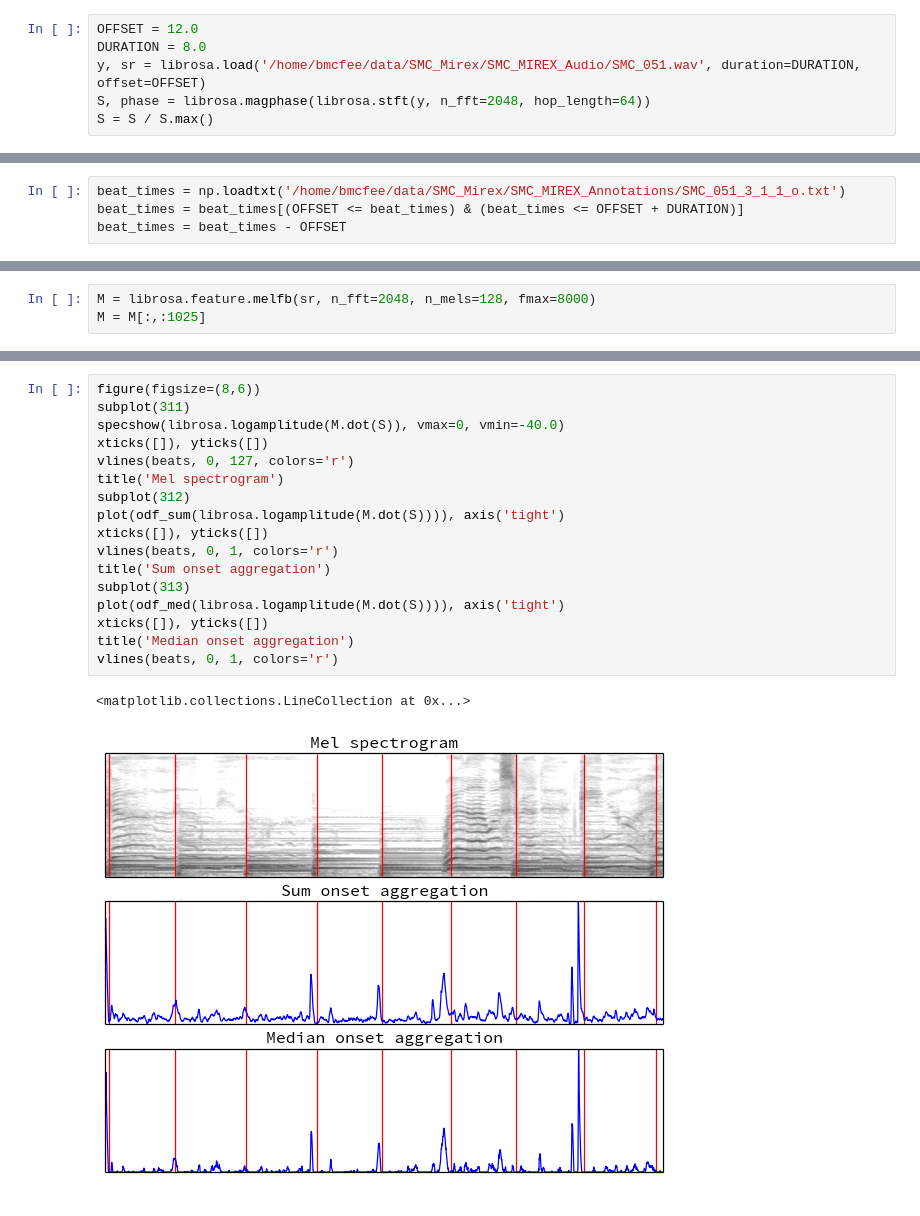
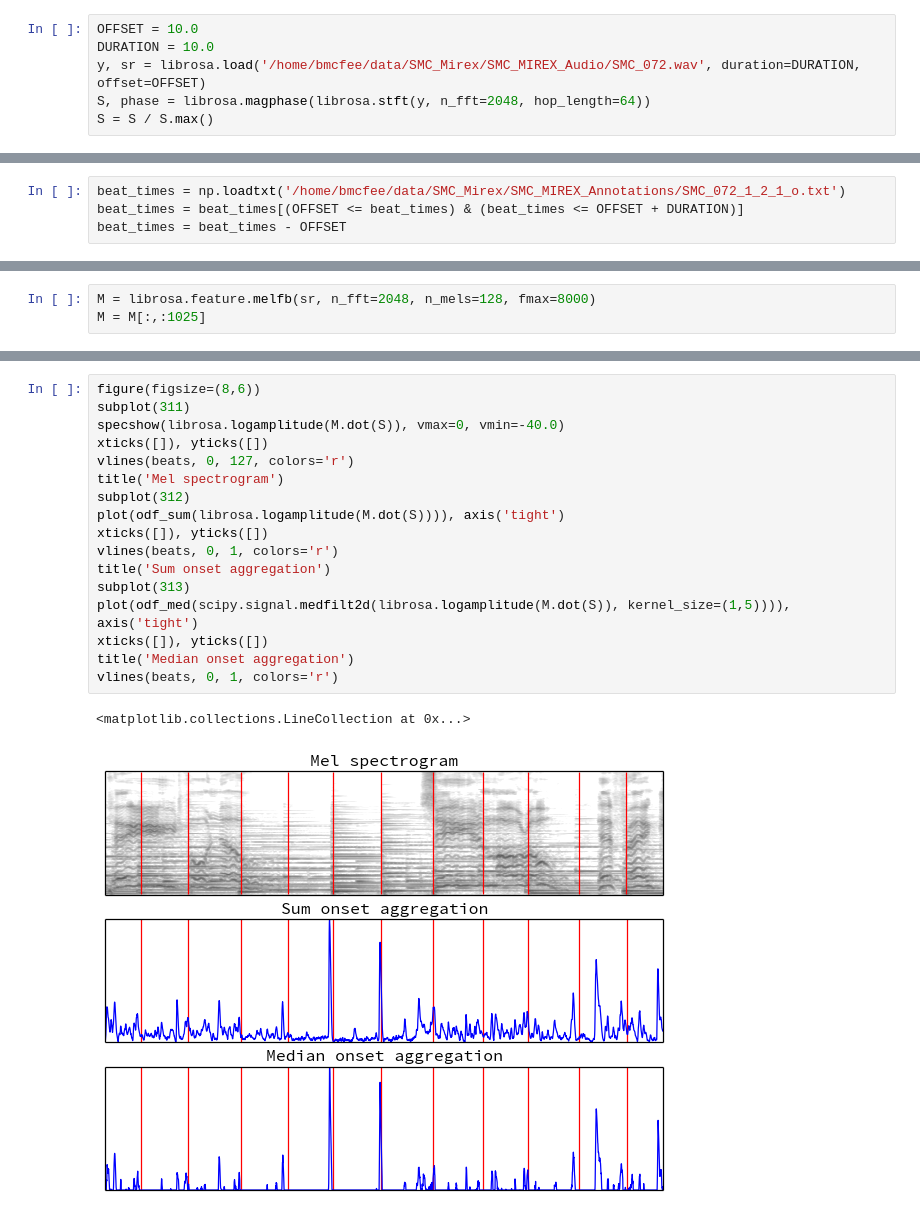
Before and after one commit to bmcfee/beat_onset, a Jupyter notebook: code/ICASSP2013 - Beat tracking.ipynb, the cells around one changed output, grey strips where cells are left out. Drawn from its saved outputs; the diff is of its cells as text.

```diff
--- a/code/ICASSP2013 - Beat tracking.ipynb
+++ b/code/ICASSP2013 - Beat tracking.ipynb
@@ -99,6 +233,6 @@ specshow = functools.partial(imshow, aspect='auto', interpolation='nearest', ori
 # %%
-OFFSET = 12.0
-DURATION = 8.0
-y, sr = librosa.load('/home/bmcfee/data/SMC_Mirex/SMC_MIREX_Audio/SMC_051.wav', duration=DURATION, offset=OFFSET)
+OFFSET = 10.0
+DURATION = 10.0
+y, sr = librosa.load('/home/bmcfee/data/SMC_Mirex/SMC_MIREX_Audio/SMC_072.wav', duration=DURATION, offset=OFFSET)
 S, phase = librosa.magphase(librosa.stft(y, n_fft=2048, hop_length=64))
 S = S / S.max()
@@ -107,5 +239,5 @@ S = S / S.max()
 # %%
-beat_times = np.loadtxt('/home/bmcfee/data/SMC_Mirex/SMC_MIREX_Annotations/SMC_051_3_1_1_o.txt')
+beat_times = np.loadtxt('/home/bmcfee/data/SMC_Mirex/SMC_MIREX_Annotations/SMC_072_1_2_1_o.txt')
 beat_times = beat_times[(OFFSET <= beat_times) & (beat_times <= OFFSET + DURATION)]
 beat_times = beat_times - OFFSET
 # %%
@@ -129,20 +248,20 @@ def odf_med(S):
 # %%
 figure(figsize=(8,6))
 subplot(311)
 specshow(librosa.logamplitude(M.dot(S)), vmax=0, vmin=-40.0)
 xticks([]), yticks([])
 vlines(beats, 0, 127, colors='r')
 title('Mel spectrogram')
 subplot(312)
 plot(odf_sum(librosa.logamplitude(M.dot(S)))), axis('tight')
 xticks([]), yticks([])
 vlines(beats, 0, 1, colors='r')
 title('Sum onset aggregation')
 subplot(313)
-plot(odf_med(librosa.logamplitude(M.dot(S)))), axis('tight')
+plot(odf_med(scipy.signal.medfilt2d(librosa.logamplitude(M.dot(S)), kernel_size=(1,5)))), axis('tight')
 xticks([]), yticks([])
 title('Median onset aggregation')
 vlines(beats, 0, 1, colors='r')
 # %% [output]
 <matplotlib.collections.LineCollection at 0x...>
-[figure, old version]
+[figure, new version]
```
Also changed, not shown: parts of 14 cells of this notebook, 2 other files.
